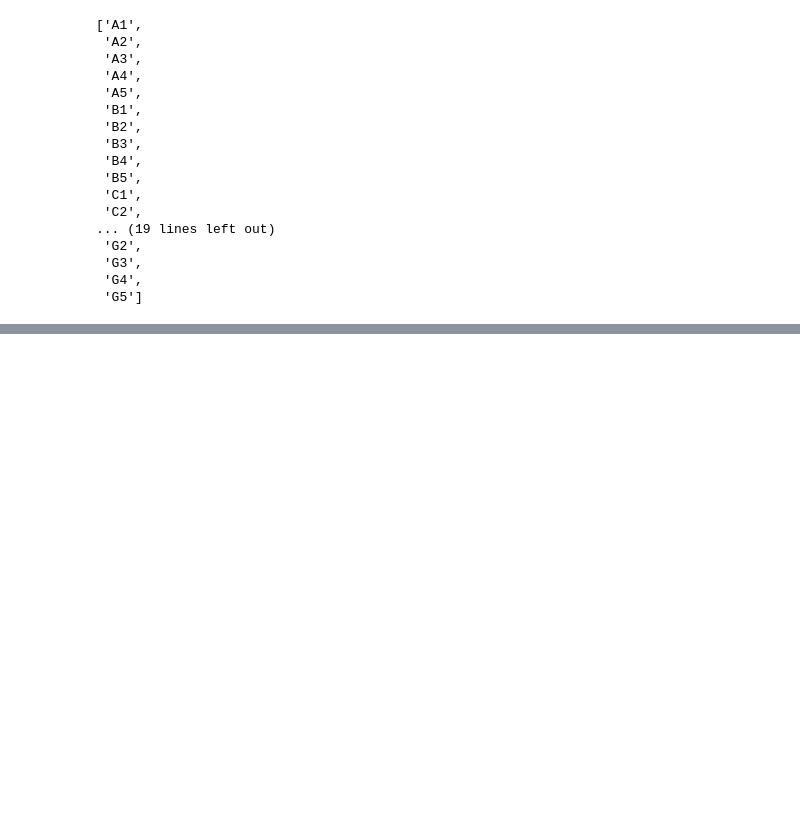
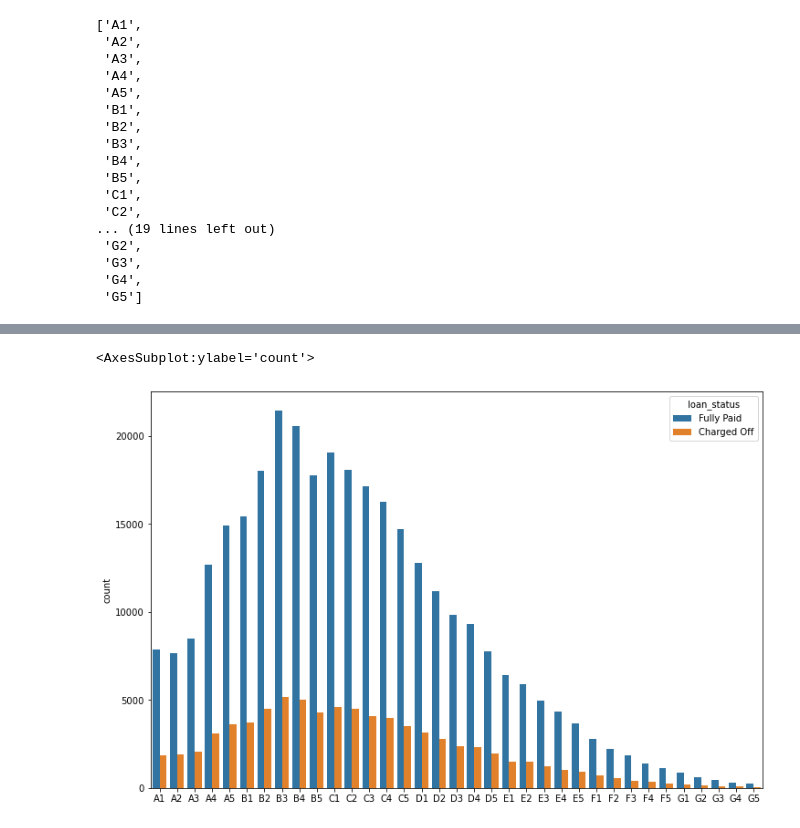
Before and after one commit to mkawsarzaman/prediction_loan_default_ANN_Tensorflow_keras, a Jupyter notebook: prediction_loan_default_ANN_Tensorflow_keras.ipynb, the cells around one changed output, grey strips where cells are left out. Saved outputs shown, nothing was run; the diff lists cells and outputs as text; code cells hidden in the pictures; blank space fills up the shorter version.

```diff
--- a/prediction_loan_default_ANN_Tensorflow_keras.ipynb
+++ b/prediction_loan_default_ANN_Tensorflow_keras.ipynb
@@ -176,0 +182,6 @@ sorted(df['sub_grade'].unique())
+# %%
+plt.figure(figsize=(12,8))
+sns.countplot(x=sorted(df['sub_grade']),data=df, hue = 'loan_status')
+# %% [output]
+<AxesSubplot:ylabel='count'>
+[figure, added]
```
Also changed, not shown: parts of 10 cells of this notebook.
